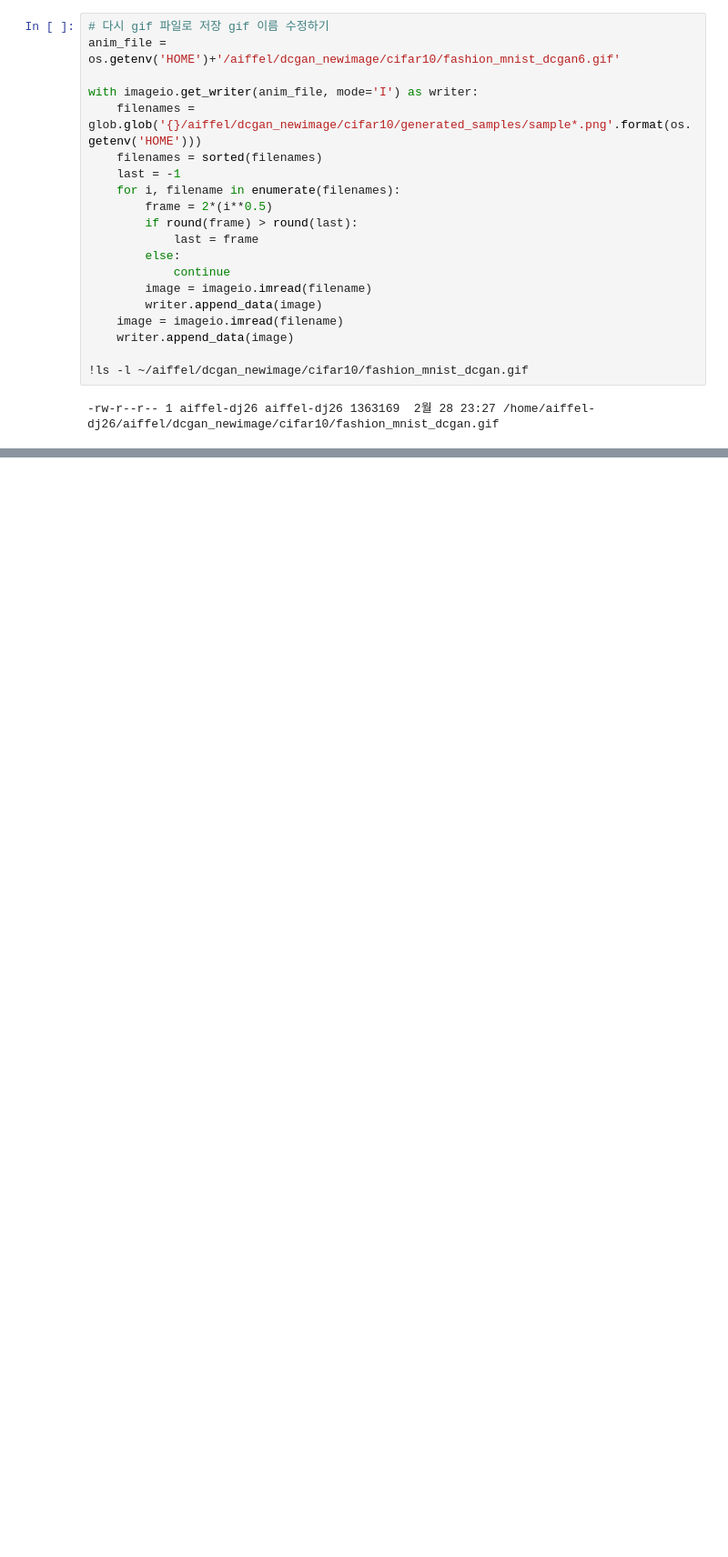
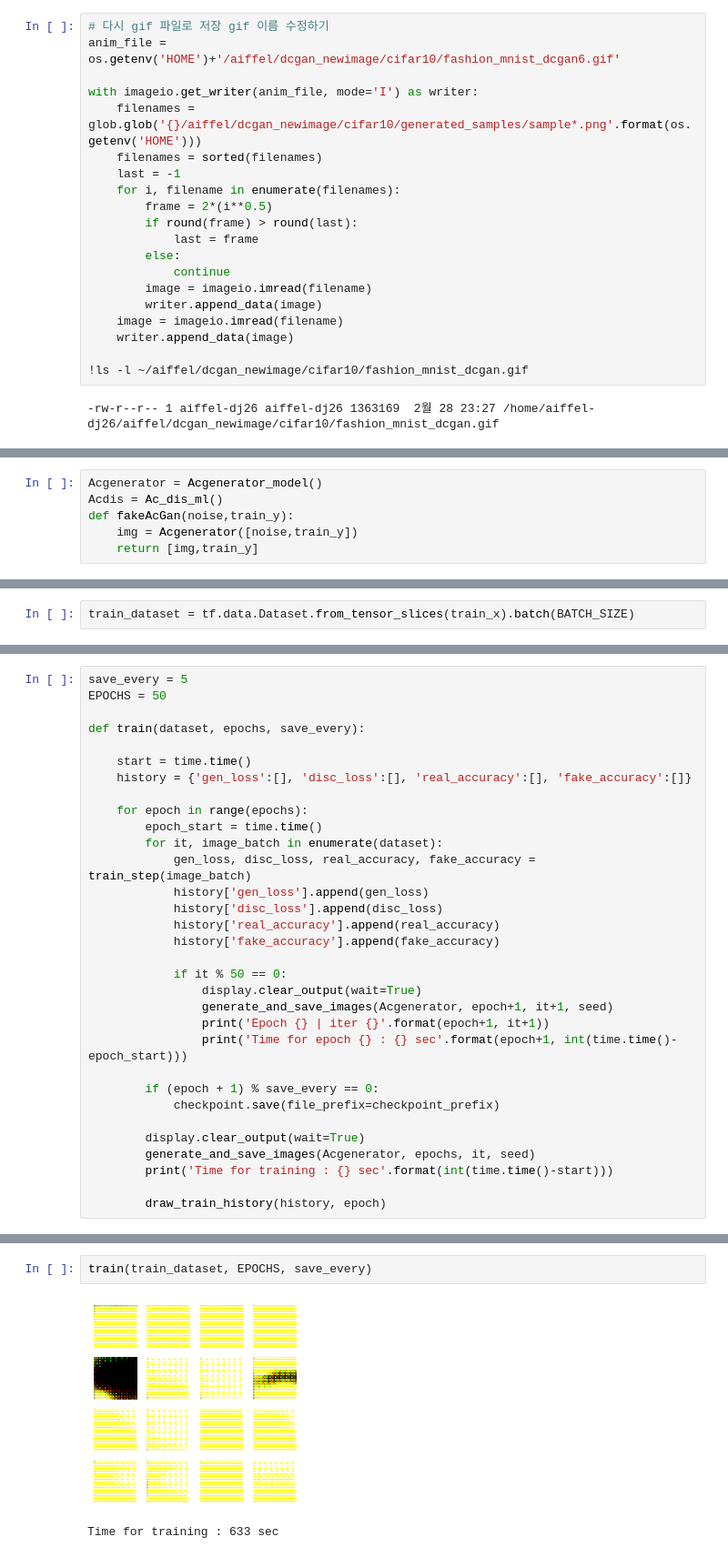
Before and after one commit to HSC-1/aiffel_achieve, a Jupyter notebook: (E12)Gan.ipynb, the cells around one changed output, grey strips where cells are left out. Shown: that part at 91% size. Cells and saved outputs as stored; diff of their text form; blank space fills up the shorter version.

```diff
--- a/(E12)Gan.ipynb
+++ b/(E12)Gan.ipynb
@@ -424,0 +617,6 @@ with imageio.get_writer(anim_file, mode='I') as writer:
+# %%
+Acgenerator = Acgenerator_model()
+Acdis = Ac_dis_ml()
+def fakeAcGan(noise,train_y):
+    img = Acgenerator([noise,train_y])
+    return [img,train_y]
@@ -424,0 +677,2 @@ with imageio.get_writer(anim_file, mode='I') as writer:
+# %%
+train_dataset = tf.data.Dataset.from_tensor_slices(train_x).batch(BATCH_SIZE)
@@ -424,0 +734,32 @@ with imageio.get_writer(anim_file, mode='I') as writer:
+# %%
+save_every = 5
+EPOCHS = 50
+
+def train(dataset, epochs, save_every):
+
+    start = time.time()
+    history = {'gen_loss':[], 'disc_loss':[], 'real_accuracy':[], 'fake_accuracy':[]}
+
+    for epoch in range(epochs):
+        epoch_start = time.time()
+        for it, image_batch in enumerate(dataset):
+            gen_loss, disc_loss, real_accuracy, fake_accuracy = train_step(image_batch)
+            history['gen_loss'].append(gen_loss)
+            history['disc_loss'].append(disc_loss)
+            history['real_accuracy'].append(real_accuracy)
+            history['fake_accuracy'].append(fake_accuracy)
+
+            if it % 50 == 0:
+                display.clear_output(wait=True)
+                generate_and_save_images(Acgenerator, epoch+1, it+1, seed)
+                print('Epoch {} | iter {}'.format(epoch+1, it+1))
+                print('Time for epoch {} : {} sec'.format(epoch+1, int(time.time()-epoch_start)))
+
+        if (epoch + 1) % save_every == 0:
+            checkpoint.save(file_prefix=checkpoint_prefix)
+
+        display.clear_output(wait=True)
+        generate_and_save_images(Acgenerator, epochs, it, seed)
+        print('Time for training : {} sec'.format(int(time.time()-start)))
+
+        draw_train_history(history, epoch)
@@ -424,0 +790,5 @@ with imageio.get_writer(anim_file, mode='I') as writer:
+# %%
+train(train_dataset, EPOCHS, save_every)
+# %% [output]
+[figure, added]
+Time for training : 633 sec
```
Also changed, not shown: parts of 31 cells of this notebook, 3 other files.
